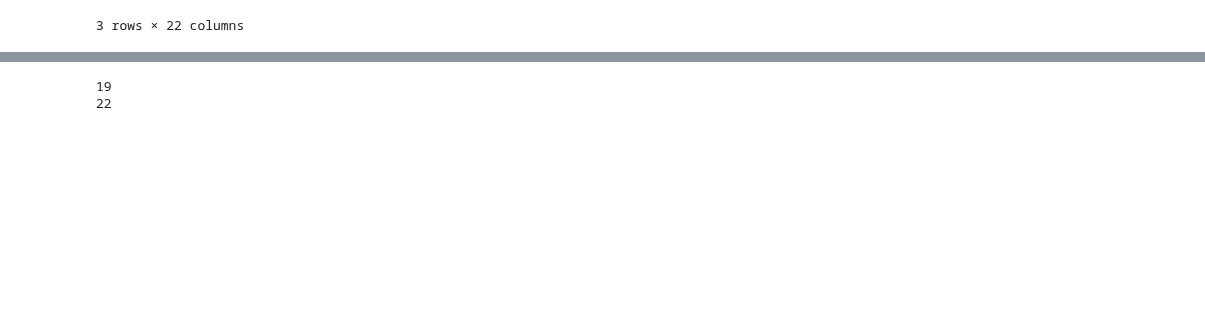
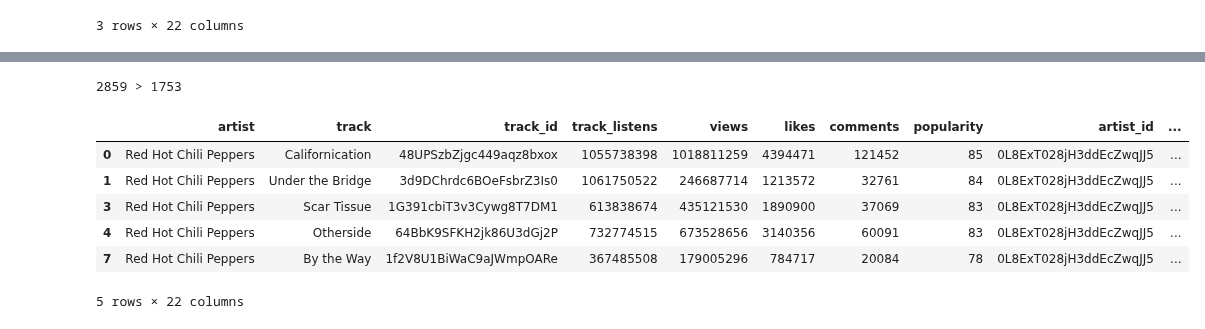
Before and after one commit to cjcdwburger/UOL_DSM020_CW2, a Jupyter notebook: CW2.ipynb, the cells around one changed output, grey strips where cells are left out. Saved outputs shown, nothing was run; the diff lists cells and outputs as text; code cells hidden in the pictures; blank space fills up the shorter version.

```diff
--- a/CW2.ipynb
+++ b/CW2.ipynb
@@ -2012,10 +2021,21 @@ dtype('float64')
 # %%
 
-print(len(list(spotify_df)))
-print(len(list(kaggle_df)))
+kaggle_cleaned_df = clean_tracks_dataframe(
+        kaggle_df,
+        use_additional_cols=True,
+        clean_all=True
+    )
+print(len(kaggle_df), '>', len(kaggle_cleaned_df))
+kaggle_cleaned_df.head()
 # %% [output]
-19
-22
+2859 > 1753
+|  | artist | track | track_id | track_listens | views | likes | comments | popularity | artist_id | ... |
+| 0 | Red Hot Chili Peppers | Californication | 48UPSzbZjgc449aqz8bxox | 1055738398 | 1018811259 | 4394471 | 121452 | 85 | 0L8ExT028jH3ddEcZwqJJ5 | ... |
+| 1 | Red Hot Chili Peppers | Under the Bridge | 3d9DChrdc6BOeFsbrZ3Is0 | 1061750522 | 246687714 | 1213572 | 32761 | 84 | 0L8ExT028jH3ddEcZwqJJ5 | ... |
+| 3 | Red Hot Chili Peppers | Scar Tissue | 1G391cbiT3v3Cywg8T7DM1 | 613838674 | 435121530 | 1890900 | 37069 | 83 | 0L8ExT028jH3ddEcZwqJJ5 | ... |
+| 4 | Red Hot Chili Peppers | Otherside | 64BbK9SFKH2jk86U3dGj2P | 732774515 | 673528656 | 3140356 | 60091 | 83 | 0L8ExT028jH3ddEcZwqJJ5 | ... |
+| 7 | Red Hot Chili Peppers | By the Way | 1f2V8U1BiWaC9aJWmpOARe | 367485508 | 179005296 | 784717 | 20084 | 78 | 0L8ExT028jH3ddEcZwqJJ5 | ... |
+5 rows × 22 columns
 # %%
 
 
```
Also changed, not shown: parts of 9 cells of this notebook.
